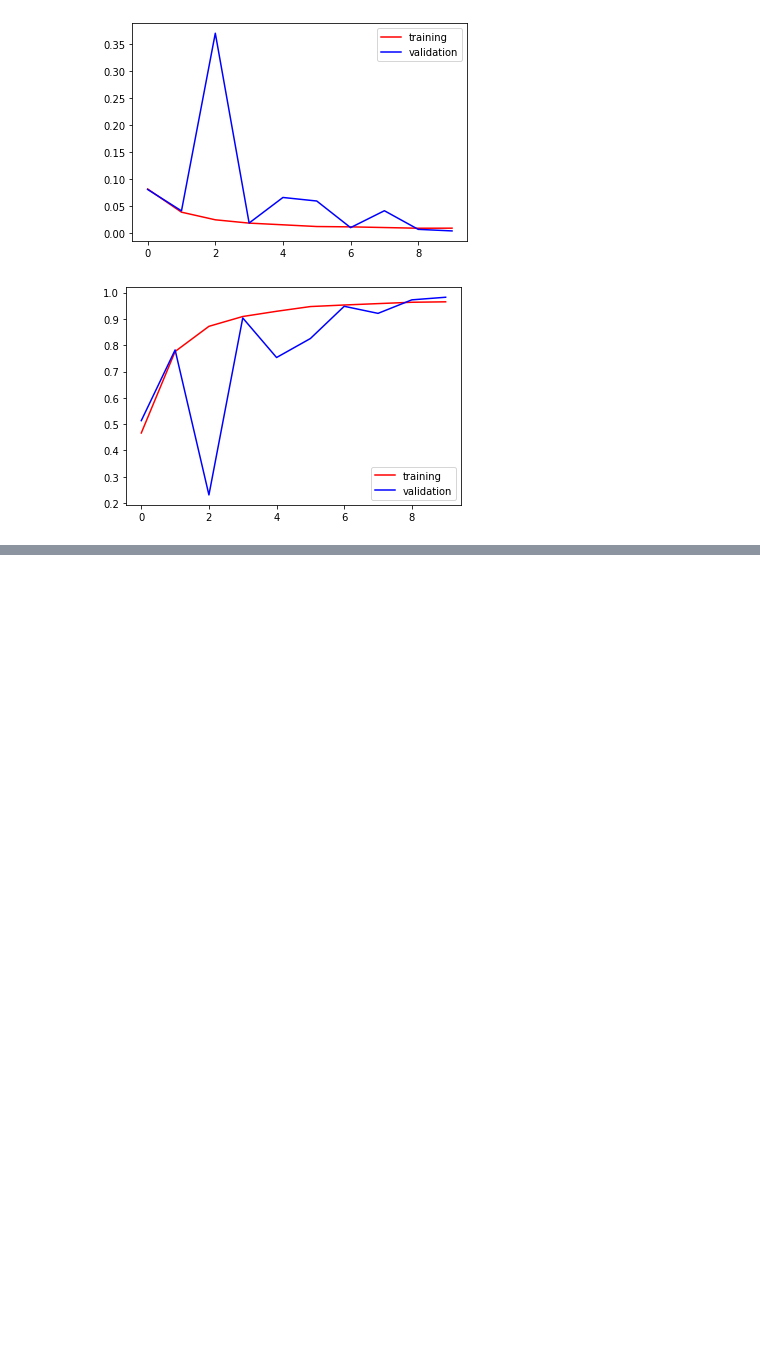
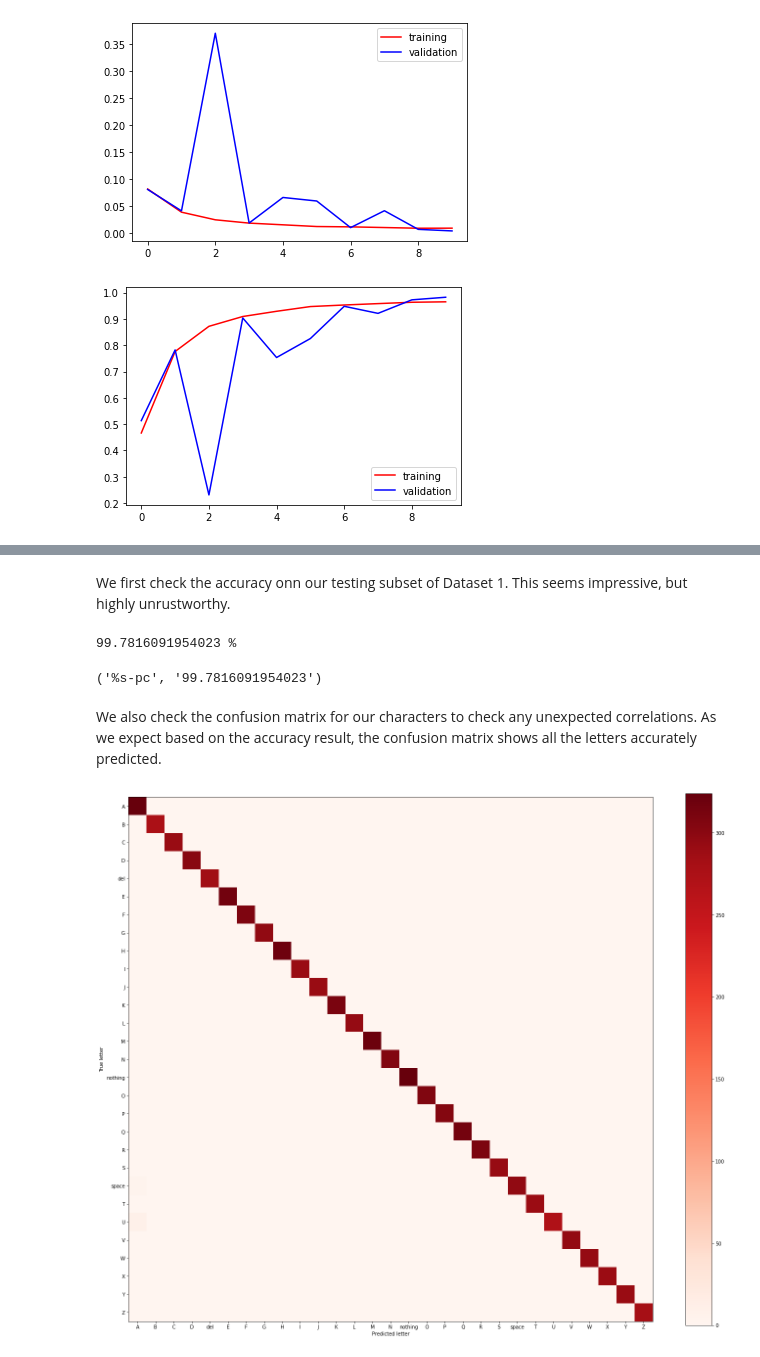
Before and after one commit to Basel-Elzatahry/ASL, a Jupyter notebook: blog_post.ipynb, the cells around one changed output, grey strips where cells are left out. Drawn from its saved outputs; the diff is of its cells as text; code cells hidden in the pictures; blank space fills up the shorter version.

```diff
--- a/blog_post.ipynb
+++ b/blog_post.ipynb
@@ -200,0 +241,3 @@ As we can see from the hyperparameters tuning, data augmentation, and different
+# %%
+model = km.load_model("VGG-MODELS/VGG16_1Layer_lr-0.001000_BS-16_E-30_OPT-d.h5")
+model.summary()
@@ -200,0 +257,14 @@ As we can see from the hyperparameters tuning, data augmentation, and different
+# %% [markdown]
+We first check the accuracy onn our testing subset of Dataset 1. This seems impressive, but highly unrustworthy.
+# %%
+predictions = (model.predict(x_test) > 0.5).astype("int32")
+accuracy(y_test, predictions)
+# %% [output]
+99.7816091954023 %
+('%s-pc', '99.7816091954023')
+# %% [markdown]
+We also check the confusion matrix for our characters to check any unexpected correlations. As we expect based on the accuracy result, the confusion matrix shows all the letters accurately predicted.
+# %%
+confusion_matrix(predictions,y_test,train_dir)
+# %% [output]
+[figure, added]
```
Also changed, not shown: parts of 53 cells of this notebook, 5 other files.
